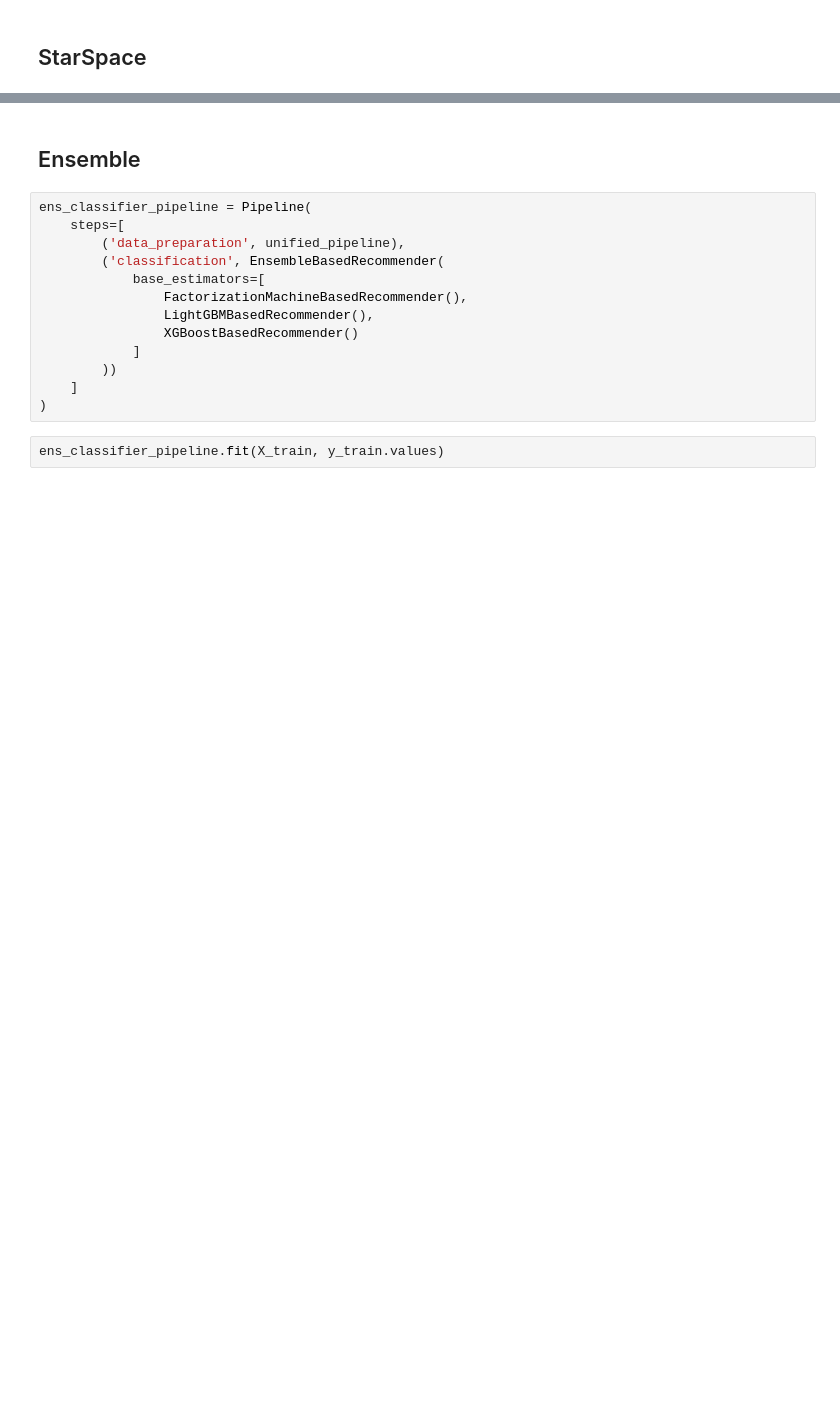
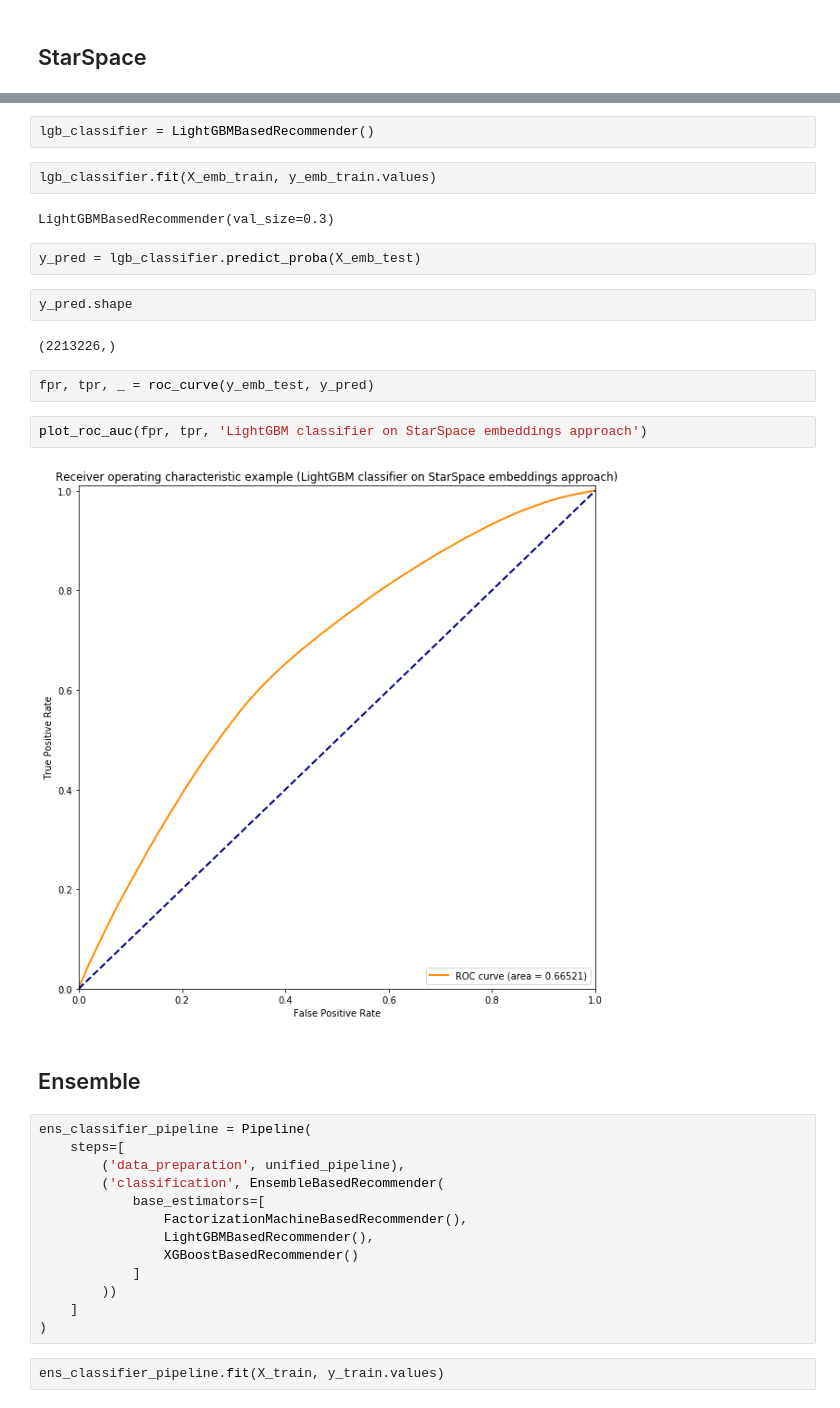
Before and after one commit to IooHooI/RECOMMENDATION_SYSTEMS_2, a Jupyter notebook: notebooks/SOLUTION.ipynb, the cells around one changed output, grey strips where cells are left out. Cells and saved outputs as stored; diff of their text form; blank space fills up the shorter version.

Commit message:
StarSpace

```diff
--- a/notebooks/SOLUTION.ipynb
+++ b/notebooks/SOLUTION.ipynb
@@ -461,3 +811,21 @@ plot_roc_auc(fpr, tpr, 'XGBoost classifier approach')
+# %%
+lgb_classifier = LightGBMBasedRecommender()
+# %%
+lgb_classifier.fit(X_emb_train, y_emb_train.values)
+# %% [output]
+LightGBMBasedRecommender(val_size=0.3)
+# %%
+y_pred = lgb_classifier.predict_proba(X_emb_test)
+# %%
+y_pred.shape
+# %% [output]
+(2213226,)
+# %%
+fpr, tpr, _ = roc_curve(y_emb_test, y_pred)
+# %%
+plot_roc_auc(fpr, tpr, 'LightGBM classifier on StarSpace embeddings approach')
+# %% [output]
+[figure, added]
 # %% [markdown]
 ## Ensemble
 # %%
```
Also changed, not shown: parts of 93 cells of this notebook.
